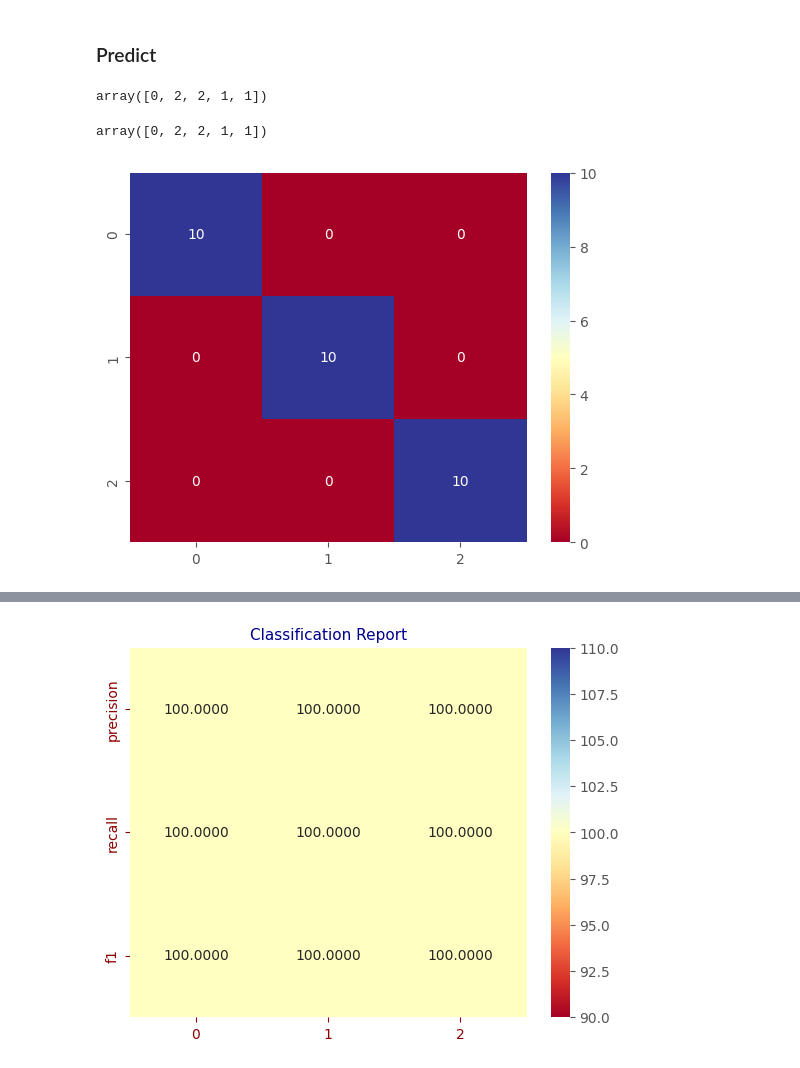
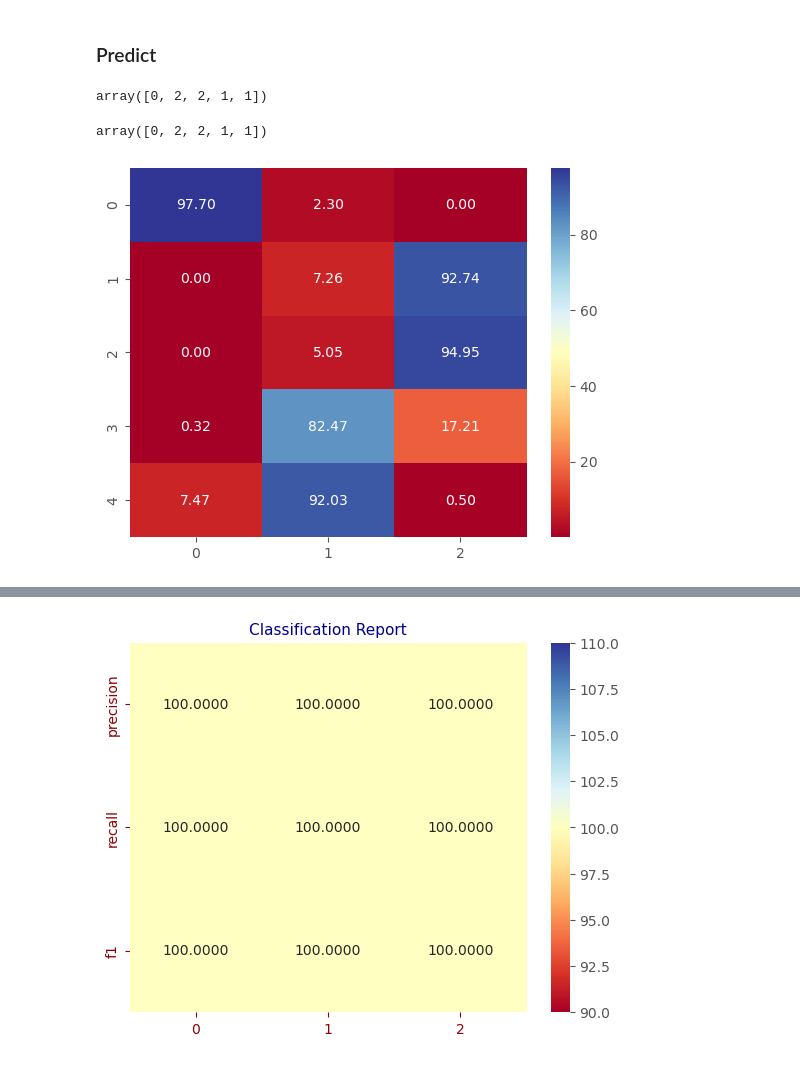
Before and after one commit to thaiduongngo/sunrise-notebooks, a Jupyter notebook: notebooks/ml_logistic_regression.ipynb, the cells around one changed output, grey strips where cells are left out. Drawn from its saved outputs; the diff is of its cells as text; code cells hidden in the pictures.

```diff
--- a/notebooks/ml_logistic_regression.ipynb
+++ b/notebooks/ml_logistic_regression.ipynb
@@ -347 +350,6 @@ Newton-CG iter = 12
+# %%
+# y true
+y1_test[:TOP_K]
+# %% [output]
+array([0, 2, 2, 1, 1])
 # %%
@@ -349,7 +357,3 @@ y1_pred_LGR = model1_LGR.predict(X1_test)
 y1_pred_LGR[:TOP_K]
 # %% [output]
 array([0, 2, 2, 1, 1])
-# %%
-y1_test[:TOP_K]
-# %% [output]
-array([0, 2, 2, 1, 1])
@@ -360,4 +360,4 @@ cm1_LGR = metrics.confusion_matrix(y_true=y1_test, y_pred=y1_pred_LGR)
 # %%
-sns.heatmap(cm1_LGR, annot=True, cmap=COLOR_MAP, fmt=".0f");
+sns.heatmap(y1_prob_LGR[:TOP_K], annot=True, cmap=COLOR_MAP, fmt=".2f");
 # %% [output]
-[figure, old version]
+[figure, new version]
```
Also changed, not shown: parts of 8 cells of this notebook, 10 other files.
